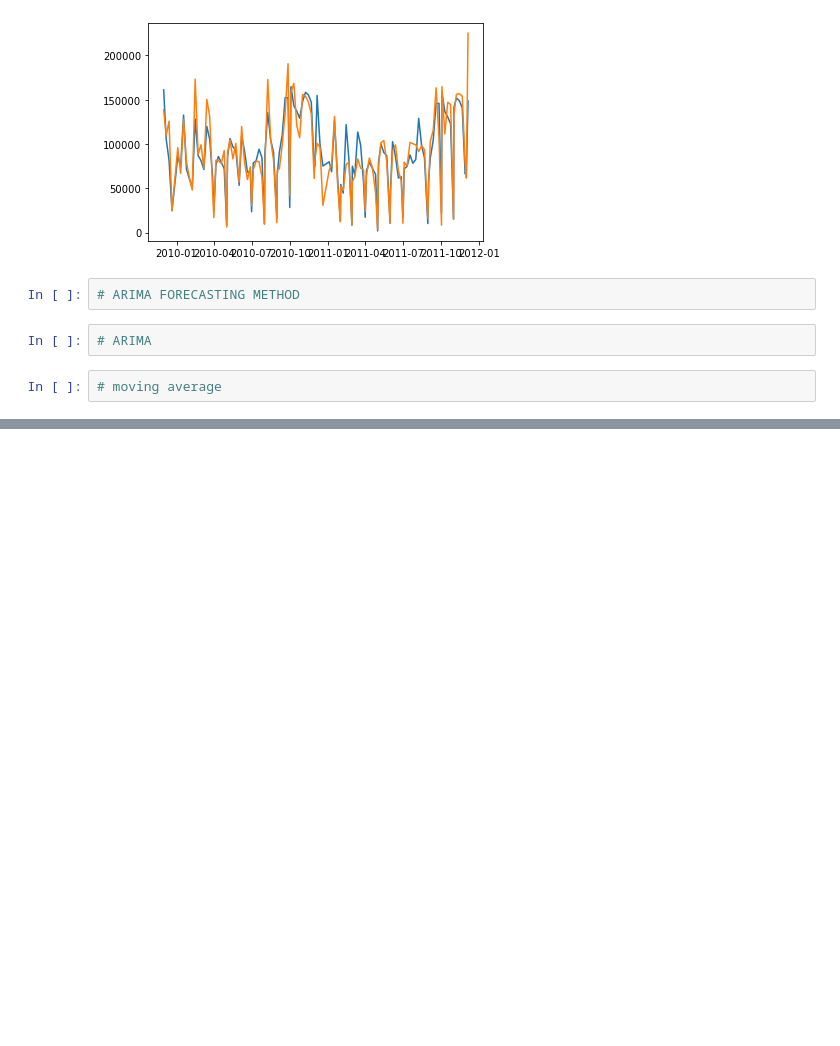
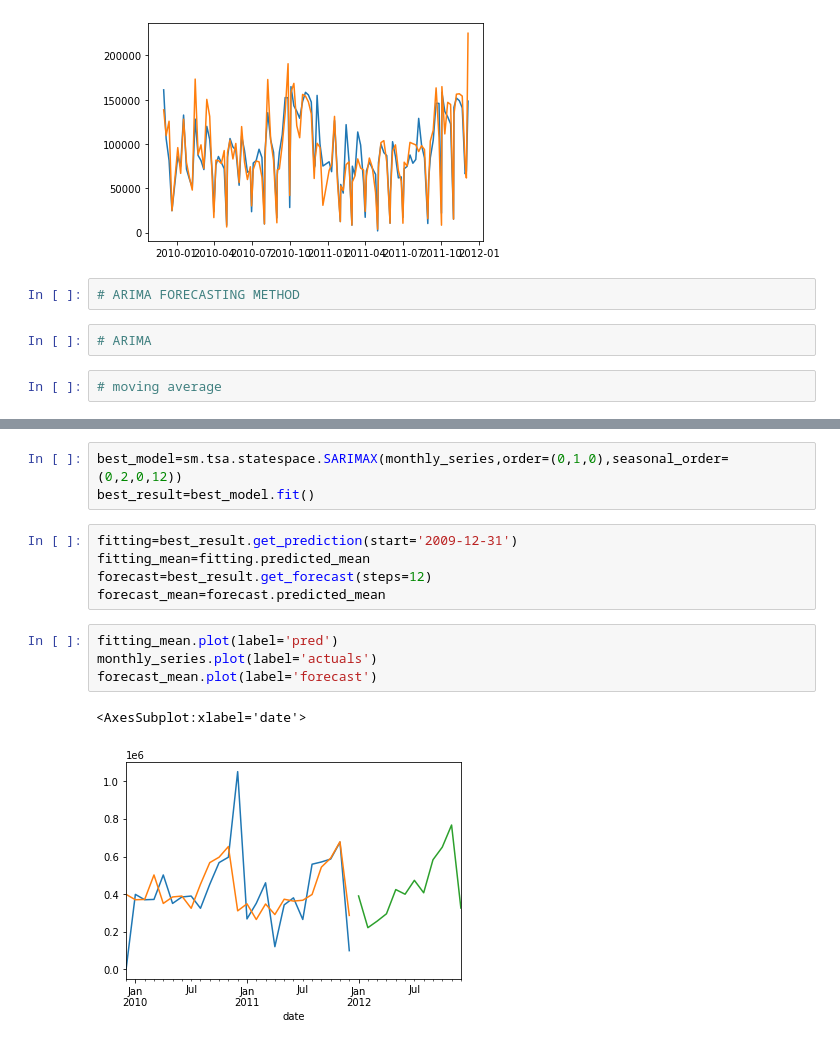
Before and after one commit to Naveen-janakiraman/Projects, a Jupyter notebook: Supply chain Retail forecasting.ipynb, the cells around one changed output, grey strips where cells are left out. Drawn from its saved outputs; the diff is of its cells as text; blank space fills up the shorter version.

```diff
--- a/Supply chain Retail forecasting.ipynb
+++ b/Supply chain Retail forecasting.ipynb
@@ -538,0 +536,15 @@ ValueError: `seasonal_order` argument must be an iterable with four elements.
+# %%
+best_model=sm.tsa.statespace.SARIMAX(monthly_series,order=(0,1,0),seasonal_order=(0,2,0,12))
+best_result=best_model.fit()
+# %%
+fitting=best_result.get_prediction(start='2009-12-31')
+fitting_mean=fitting.predicted_mean
+forecast=best_result.get_forecast(steps=12)
+forecast_mean=forecast.predicted_mean
+# %%
+fitting_mean.plot(label='pred')
+monthly_series.plot(label='actuals')
+forecast_mean.plot(label='forecast')
+# %% [output]
+<AxesSubplot:xlabel='date'>
+[figure, added]
```
Also changed, not shown: parts of 98 cells of this notebook.
